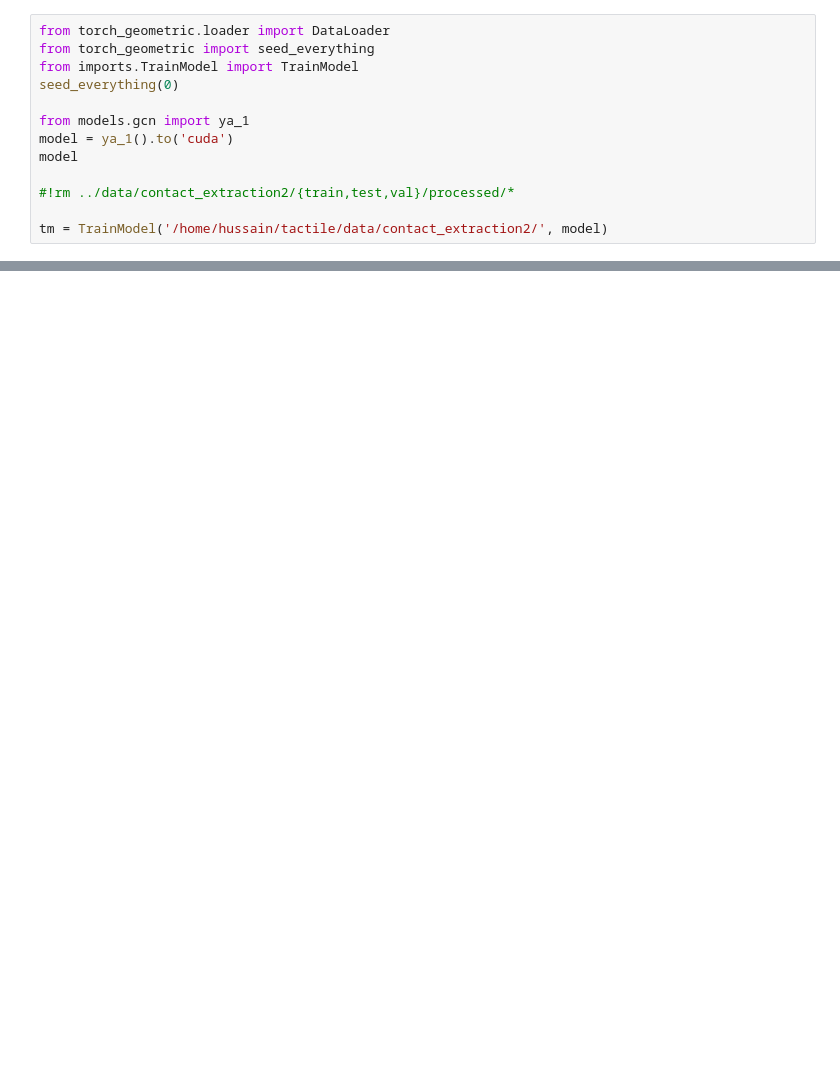
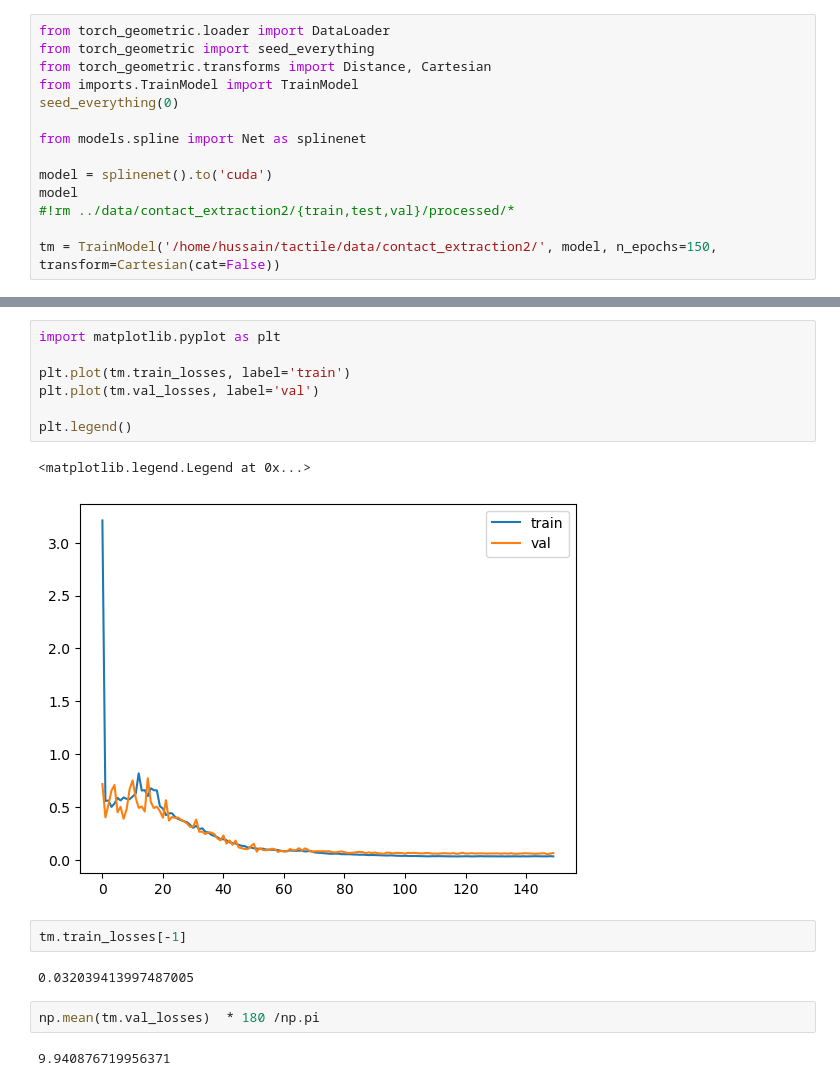
Before and after one commit to AdvancedResearchInnovationCenter/TactiGraph, a Jupyter notebook: src/training.ipynb, the cells around one changed output, grey strips where cells are left out. Drawn from its saved outputs; the diff is of its cells as text; blank space fills up the shorter version.

```diff
--- a/src/training.ipynb
+++ b/src/training.ipynb
@@ -1,13 +1,14 @@
 # %%
 from torch_geometric.loader import DataLoader
 from torch_geometric import seed_everything
+from torch_geometric.transforms import Distance, Cartesian
 from imports.TrainModel import TrainModel
 seed_everything(0)
 
-from models.gcn import ya_1
-model = ya_1().to('cuda')
+from models.spline import Net as splinenet
+
+model = splinenet().to('cuda')
 model
-
 #!rm ../data/contact_extraction2/{train,test,val}/processed/*
 
-tm = TrainModel('/home/hussain/tactile/data/contact_extraction2/', model)
+tm = TrainModel('/home/hussain/tactile/data/contact_extraction2/', model, n_epochs=150, transform=Cartesian(cat=False))
@@ -261,0 +144,18 @@ Note: you may need to restart the kernel to use updated packages.
+# %%
+import matplotlib.pyplot as plt
+
+plt.plot(tm.train_losses, label='train')
+plt.plot(tm.val_losses, label='val')
+
+plt.legend()
+# %% [output]
+<matplotlib.legend.Legend at 0x...>
+[figure, added]
+# %%
+tm.train_losses[-1]
+# %% [output]
+0.032039413997487005
+# %%
+np.mean(tm.val_losses)  * 180 /np.pi
+# %% [output]
+9.940876719956371
```
Also changed, not shown: parts of 46 cells of this notebook, 12 other files.
